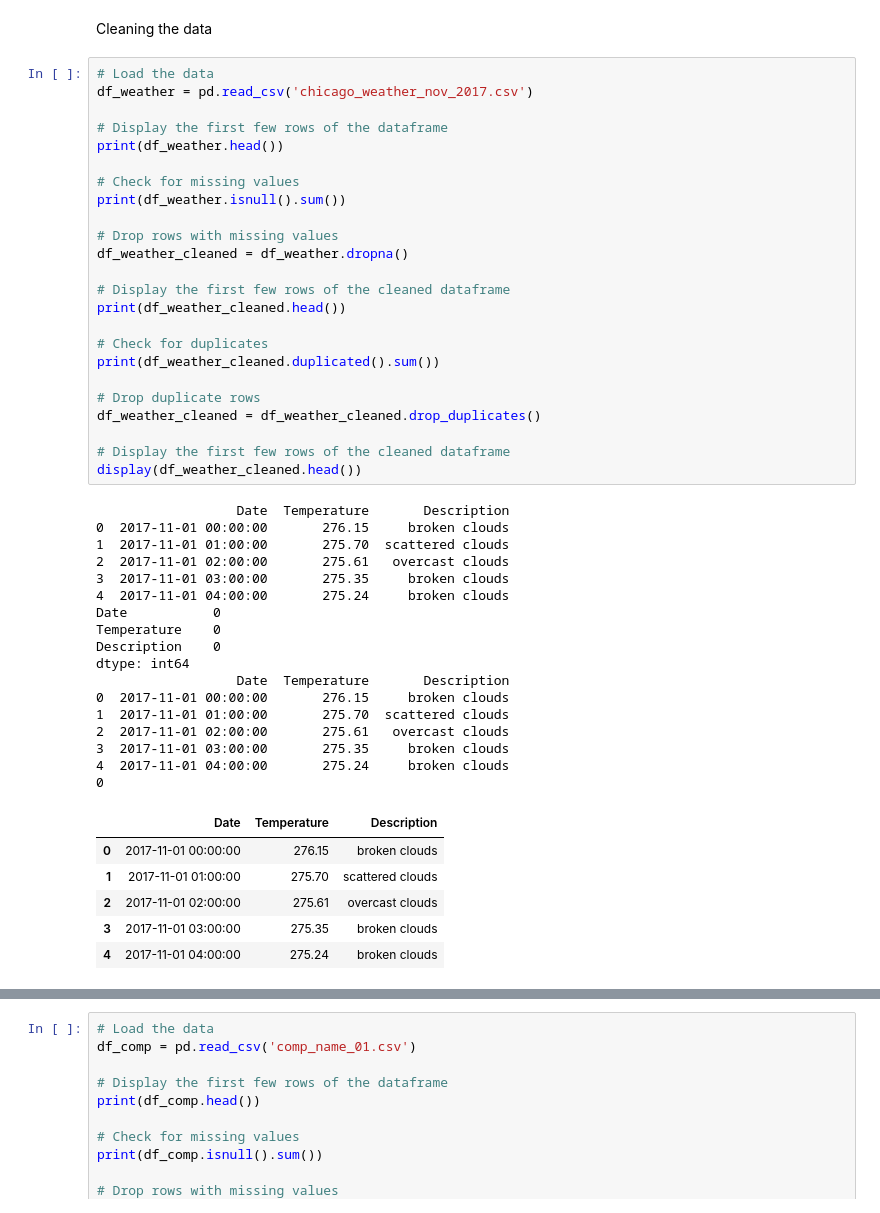
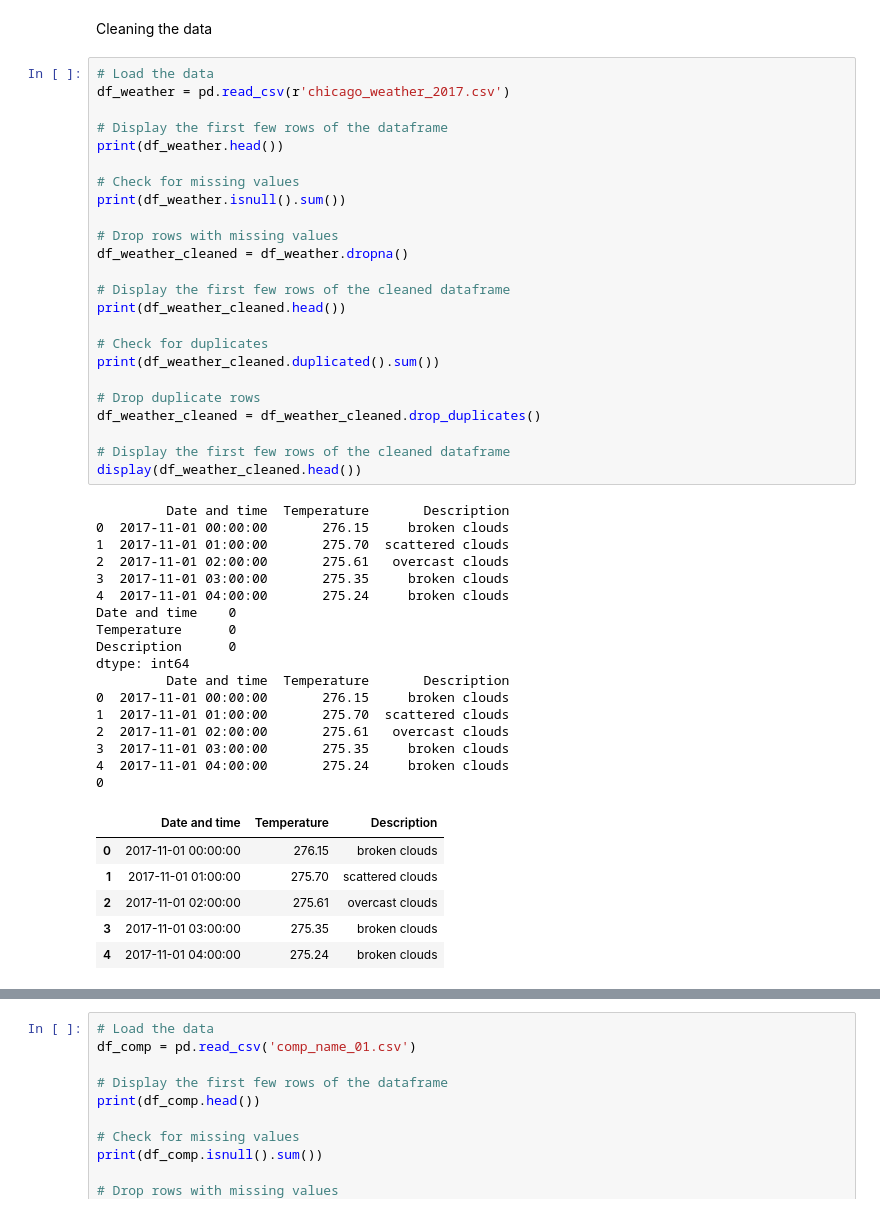
Before and after one commit to BryanK-co/Sprint_6_project, a Jupyter notebook: EDA6.ipynb, the cells around one changed output, grey strips where cells are left out. Drawn from its saved outputs; the diff is of its cells as text.

```diff
--- a/EDA6.ipynb
+++ b/EDA6.ipynb
@@ -11,7 +29,7 @@ from scipy.stats import ttest_ind
 Cleaning the data
 # %%
 # Load the data
-df_weather = pd.read_csv('chicago_weather_nov_2017.csv')
+df_weather = pd.read_csv(r'chicago_weather_2017.csv')
 
 # Display the first few rows of the dataframe
 print(df_weather.head())
@@ -19,39 +37,39 @@ print(df_weather.head())
 # Check for missing values
 print(df_weather.isnull().sum())
 
 # Drop rows with missing values
 df_weather_cleaned = df_weather.dropna()
 
 # Display the first few rows of the cleaned dataframe
 print(df_weather_cleaned.head())
 
 # Check for duplicates
 print(df_weather_cleaned.duplicated().sum())
 
 # Drop duplicate rows
 df_weather_cleaned = df_weather_cleaned.drop_duplicates()
 
 # Display the first few rows of the cleaned dataframe
 display(df_weather_cleaned.head())
 # %% [output]
-                  Date  Temperature       Description
+         Date and time  Temperature       Description
 0  2017-11-01 00:00:00       276.15     broken clouds
 1  2017-11-01 01:00:00       275.70  scattered clouds
 2  2017-11-01 02:00:00       275.61   overcast clouds
 3  2017-11-01 03:00:00       275.35     broken clouds
 4  2017-11-01 04:00:00       275.24     broken clouds
-Date           0
-Temperature    0
-Description    0
+Date and time    0
+Temperature      0
+Description      0
 dtype: int64
-                  Date  Temperature       Description
+         Date and time  Temperature       Description
 0  2017-11-01 00:00:00       276.15     broken clouds
 1  2017-11-01 01:00:00       275.70  scattered clouds
 2  2017-11-01 02:00:00       275.61   overcast clouds
 3  2017-11-01 03:00:00       275.35     broken clouds
 4  2017-11-01 04:00:00       275.24     broken clouds
 0
-|  | Date | Temperature | Description |
+|  | Date and time | Temperature | Description |
 | 0 | 2017-11-01 00:00:00 | 276.15 | broken clouds |
 | 1 | 2017-11-01 01:00:00 | 275.70 | scattered clouds |
 | 2 | 2017-11-01 02:00:00 | 275.61 | overcast clouds |
```
Also changed, not shown: parts of 9 cells of this notebook.
